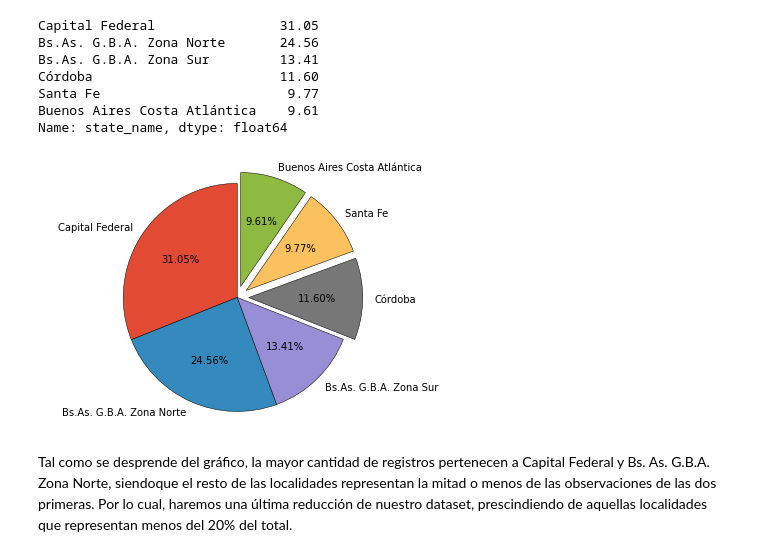
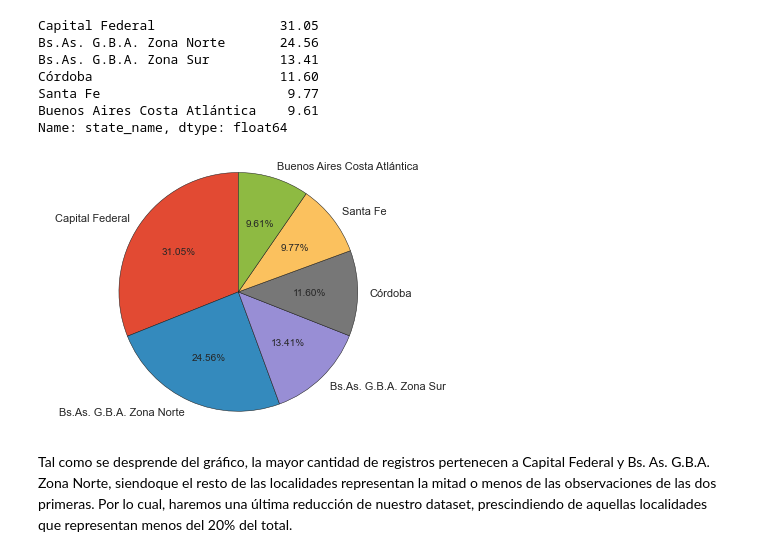
Before and after one commit to Luchiii89/DH_grupo_6, a Jupyter notebook: Desafio_1.ipynb, the cells around one changed output. Saved outputs shown, nothing was run; the diff lists cells and outputs as text; code cells hidden in the pictures.

```diff
--- a/Desafio_1.ipynb
+++ b/Desafio_1.ipynb
@@ -398,31 +392,31 @@ Name: state_name, dtype: float64
 # %%
 
 count=filtered_data["state_name"].value_counts().tolist()
 
 label=filtered_data["state_name"].value_counts().index
 
 
 plt.style.use('ggplot')
 
 dic = dict(zip(label,count))
 
 import itertools
 newdic={}
 for key, group in itertools.groupby(dic, lambda k: 'Others' if (dic[k]<2500) else k):
      newdic[key] = sum([dic[i] for i in list(group)])
 
 labels = newdic.keys()
 sizes = newdic.values()
 
 fig, ax = plt.subplots()
 
-ax.pie(sizes, labels=labels, autopct='%1.2f%%',wedgeprops={"edgecolor":"k"},explode=[0,0,0,0.1,0.1,0.1], startangle=90)
+ax.pie(sizes, labels=labels, autopct='%1.2f%%',wedgeprops={"edgecolor":"k"},explode=[0,0,0,0,0,0], startangle=90)
 ax.axis('equal')
 plt.tight_layout()
 
 plt.show()
 # %% [output]
-[figure, old version]
+[figure, new version]
 # %% [markdown]
 Tal como se desprende del gráfico, la mayor cantidad de registros pertenecen a Capital Federal y Bs. As. G.B.A. Zona Norte, siendoque el resto de las localidades representan la mitad o menos de las observaciones de las dos primeras. Por lo cual, haremos una última reducción de nuestro dataset, prescindiendo de aquellas localidades que representan menos del 20% del total.
 # %%
```
Also changed, not shown: parts of 53 cells of this notebook.
